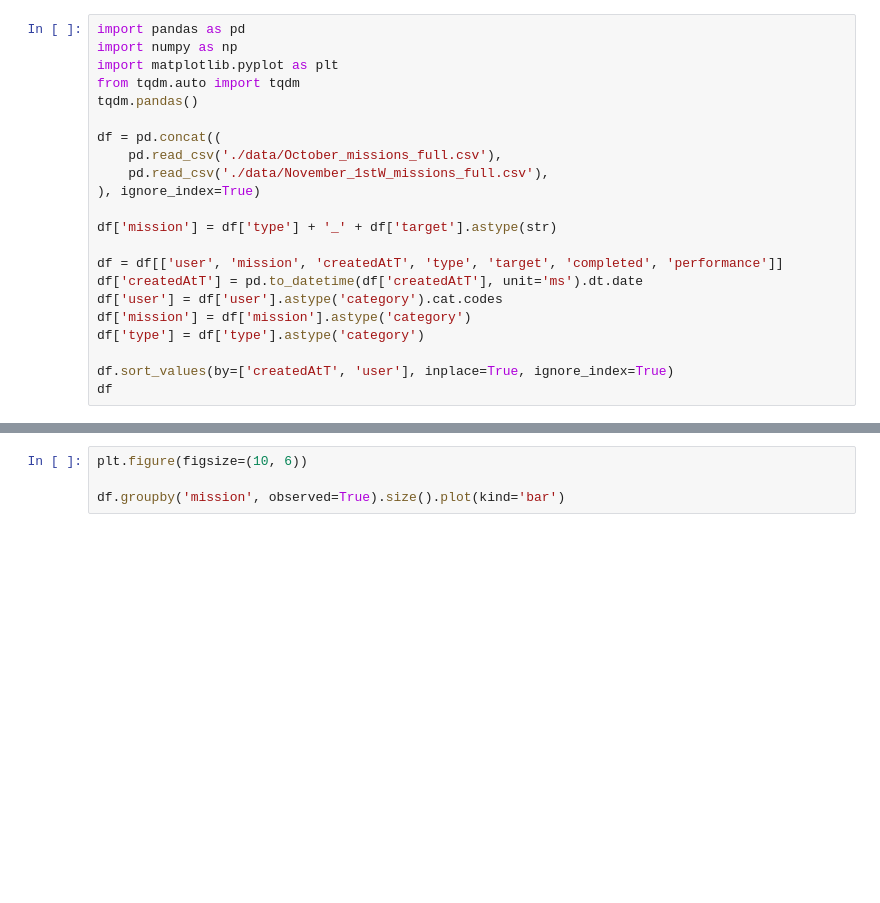
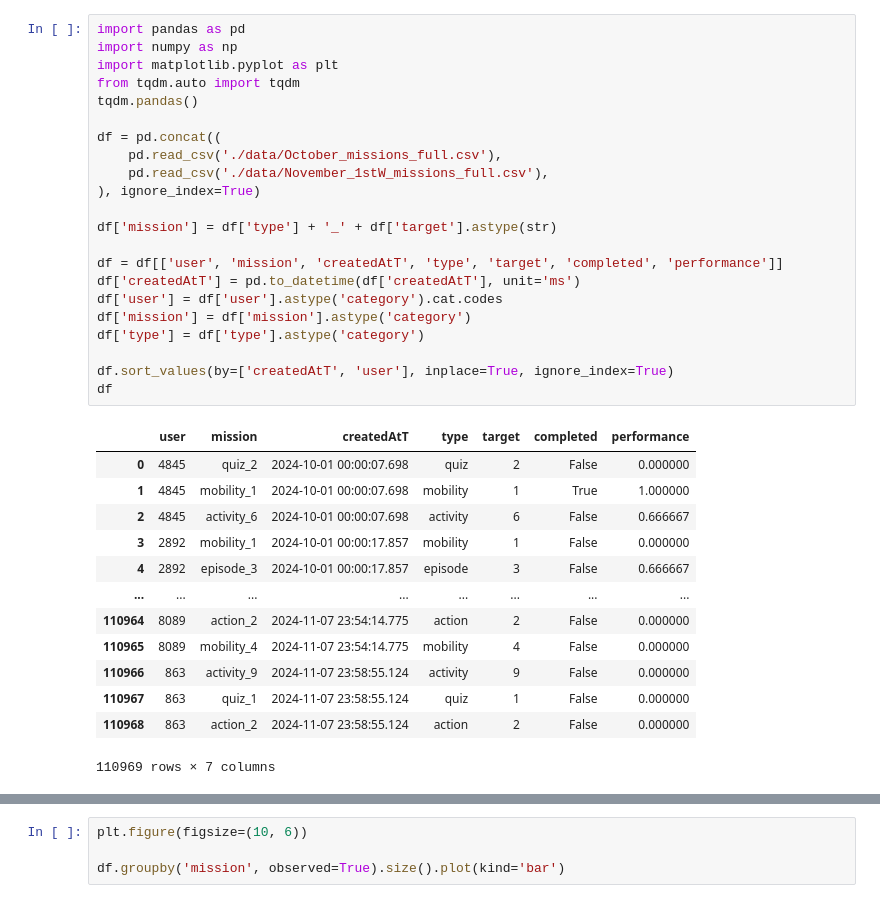
Before and after one commit to rik1599/recsys4good, a Jupyter notebook: exploration.ipynb, the cells around one changed output, grey strips where cells are left out. Saved outputs shown, nothing was run; the diff lists cells and outputs as text; blank space fills up the shorter version.

```diff
--- a/exploration.ipynb
+++ b/exploration.ipynb
@@ -1,22 +1,36 @@
 # %%
 import pandas as pd
 import numpy as np
 import matplotlib.pyplot as plt
 from tqdm.auto import tqdm
 tqdm.pandas()
 
 df = pd.concat((
     pd.read_csv('./data/October_missions_full.csv'),
     pd.read_csv('./data/November_1stW_missions_full.csv'),
 ), ignore_index=True)
 
 df['mission'] = df['type'] + '_' + df['target'].astype(str)
 
 df = df[['user', 'mission', 'createdAtT', 'type', 'target', 'completed', 'performance']]
-df['createdAtT'] = pd.to_datetime(df['createdAtT'], unit='ms').dt.date
+df['createdAtT'] = pd.to_datetime(df['createdAtT'], unit='ms')
 df['user'] = df['user'].astype('category').cat.codes
 df['mission'] = df['mission'].astype('category')
 df['type'] = df['type'].astype('category')
 
 df.sort_values(by=['createdAtT', 'user'], inplace=True, ignore_index=True)
 df
+# %% [output]
+|  | user | mission | createdAtT | type | target | completed | performance |
+| 0 | 4845 | quiz_2 | 2024-10-01 00:00:07.698 | quiz | 2 | False | 0.000000 |
+| 1 | 4845 | mobility_1 | 2024-10-01 00:00:07.698 | mobility | 1 | True | 1.000000 |
+| 2 | 4845 | activity_6 | 2024-10-01 00:00:07.698 | activity | 6 | False | 0.666667 |
+| 3 | 2892 | mobility_1 | 2024-10-01 00:00:17.857 | mobility | 1 | False | 0.000000 |
+| 4 | 2892 | episode_3 | 2024-10-01 00:00:17.857 | episode | 3 | False | 0.666667 |
+| ... | ... | ... | ... | ... | ... | ... | ... |
+| 110964 | 8089 | action_2 | 2024-11-07 23:54:14.775 | action | 2 | False | 0.000000 |
+| 110965 | 8089 | mobility_4 | 2024-11-07 23:54:14.775 | mobility | 4 | False | 0.000000 |
+| 110966 | 863 | activity_9 | 2024-11-07 23:58:55.124 | activity | 9 | False | 0.000000 |
+| 110967 | 863 | quiz_1 | 2024-11-07 23:58:55.124 | quiz | 1 | False | 0.000000 |
+| 110968 | 863 | action_2 | 2024-11-07 23:58:55.124 | action | 2 | False | 0.000000 |
+110969 rows × 7 columns
```
Also changed, not shown: parts of 2 cells of this notebook, 5 other files.
